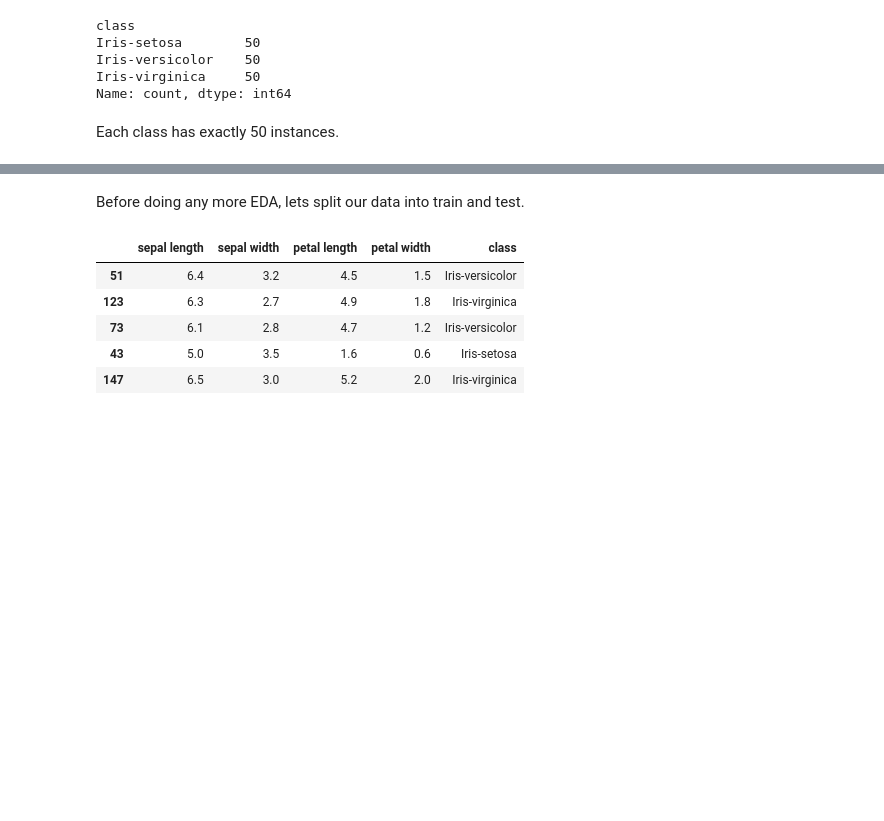
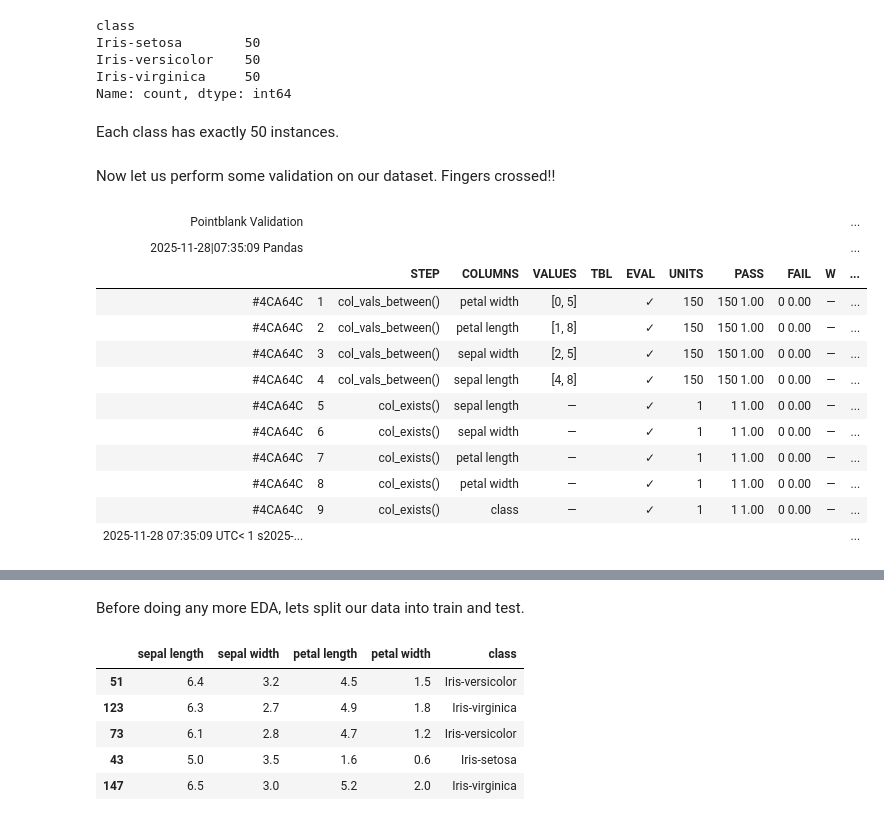
Before and after one commit to hoomanesteki/iris-ml-predictor, a Jupyter notebook: iris_summary.ipynb, the cells around one changed output, grey strips where cells are left out. Drawn from its saved outputs; the diff is of its cells as text; code cells hidden in the pictures; blank space fills up the shorter version.

Commit message:
added validation checks... again

```diff
--- a/iris_summary.ipynb
+++ b/iris_summary.ipynb
@@ -105,3 +106,31 @@ Iris-virginica     50
 Name: count, dtype: int64
 # %% [markdown]
 Each class has exactly 50 instances.
+# %% [markdown]
+Now let us perform some validation on our dataset. Fingers crossed!!
+# %%
+validation = (
+    pb.Validate(iris)
+    .col_vals_between(columns="petal width", left=0, right=5)
+    .col_vals_between(columns="petal length", left=1, right=8)
+    .col_vals_between(columns="sepal width", left=2, right=5)
+    .col_vals_between(columns="sepal length", left=4, right=8)
+    .col_exists(columns=["sepal length", "sepal width","petal length","petal width","class"])
+    .interrogate()
+)
+
+validation
+# %% [output]
+| Pointblank Validation |  |  |  |  |  |  |  |  |  |  | ... |
+| 2025-11-28|07:35:09 Pandas |  |  |  |  |  |  |  |  |  |  | ... |
+|  |  | STEP | COLUMNS | VALUES | TBL | EVAL | UNITS | PASS | FAIL | W | ... |
+| #4CA64C | 1 | col_vals_between() | petal width | [0, 5] |  | ✓ | 150 | 150 1.00 | 0 0.00 | — | ... |
+| #4CA64C | 2 | col_vals_between() | petal length | [1, 8] |  | ✓ | 150 | 150 1.00 | 0 0.00 | — | ... |
+| #4CA64C | 3 | col_vals_between() | sepal width | [2, 5] |  | ✓ | 150 | 150 1.00 | 0 0.00 | — | ... |
+| #4CA64C | 4 | col_vals_between() | sepal length | [4, 8] |  | ✓ | 150 | 150 1.00 | 0 0.00 | — | ... |
+| #4CA64C | 5 | col_exists() | sepal length | — |  | ✓ | 1 | 1 1.00 | 0 0.00 | — | ... |
+| #4CA64C | 6 | col_exists() | sepal width | — |  | ✓ | 1 | 1 1.00 | 0 0.00 | — | ... |
+| #4CA64C | 7 | col_exists() | petal length | — |  | ✓ | 1 | 1 1.00 | 0 0.00 | — | ... |
+| #4CA64C | 8 | col_exists() | petal width | — |  | ✓ | 1 | 1 1.00 | 0 0.00 | — | ... |
+| #4CA64C | 9 | col_exists() | class | — |  | ✓ | 1 | 1 1.00 | 0 0.00 | — | ... |
+| 2025-11-28 07:35:09 UTC< 1 s2025-... |  |  |  |  |  |  |  |  |  |  | ... |
```
Also changed, not shown: parts of 4 cells of this notebook.
